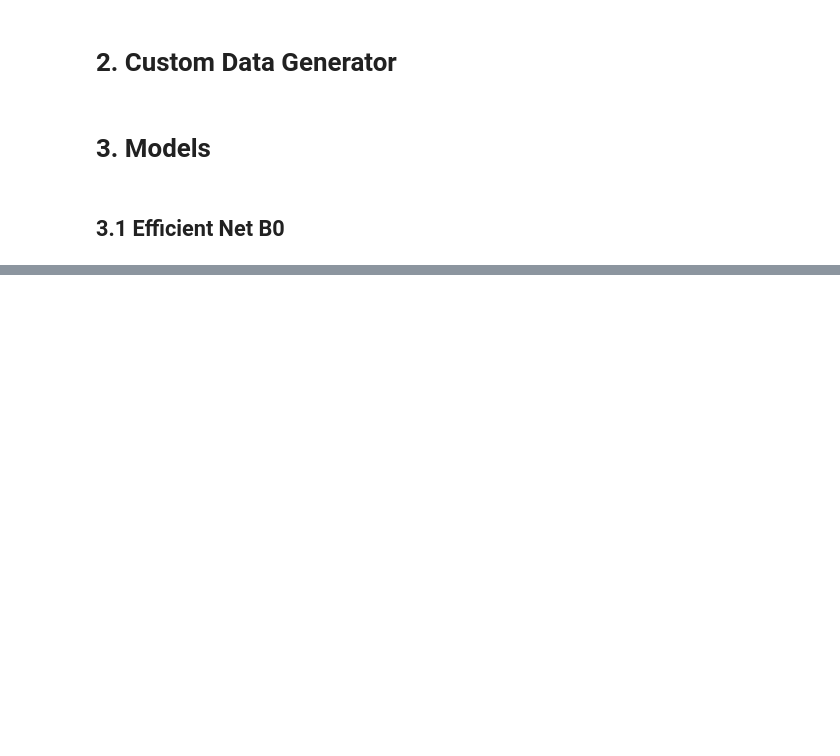
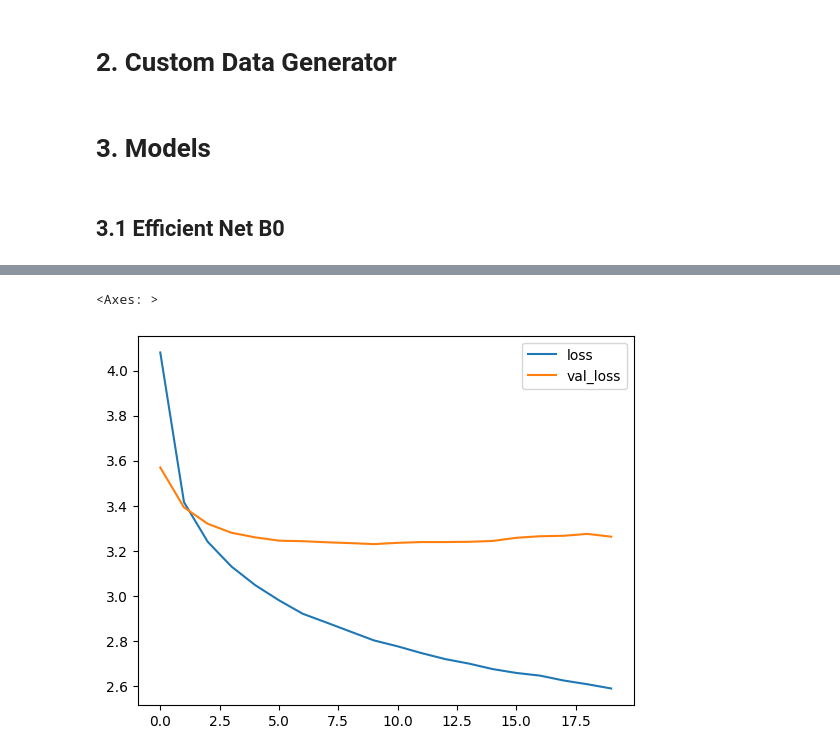
Before and after one commit to melihkacaman/SimilarProducts, a Jupyter notebook: notebooks/14 Fine Grained Multioutput Models.ipynb, the cells around one changed output, grey strips where cells are left out. Cells and saved outputs as stored; diff of their text form; code cells hidden in the pictures; blank space fills up the shorter version.

Commit message:
group model evaluation

```diff
--- a/notebooks/14 Fine Grained Multioutput Models.ipynb
+++ b/notebooks/14 Fine Grained Multioutput Models.ipynb
@@ -289,3 +291,9 @@ model_1_history = model_1.fit(
             validation_data=data_gen.generate_image(False, batch_size=batch_size, epoch=epoch),
             validation_steps=np.floor(len(Xy_test) / batch_size),
             callbacks=[checkpoint_callback])
+# %%
+hist_df = pd.DataFrame(model_1_history.history)
+hist_df.loc[:, ["loss", "val_loss"]].plot()
+# %% [output]
+<Axes: >
+[figure, added]
```
Also changed, not shown: parts of 17 cells of this notebook, 1 other file.
